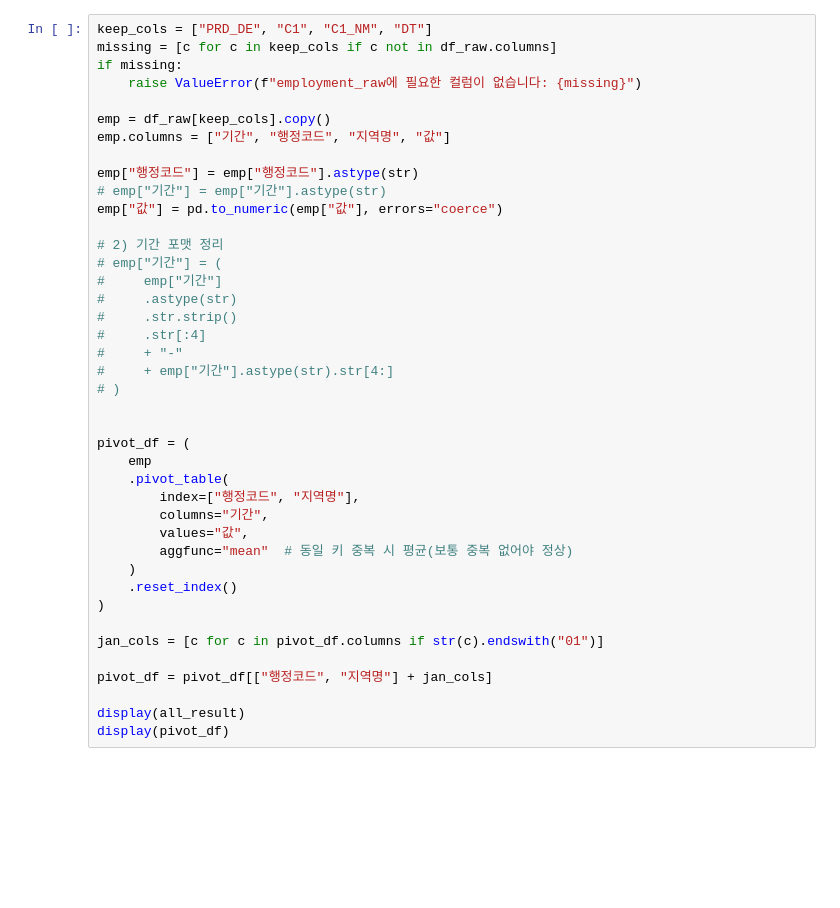
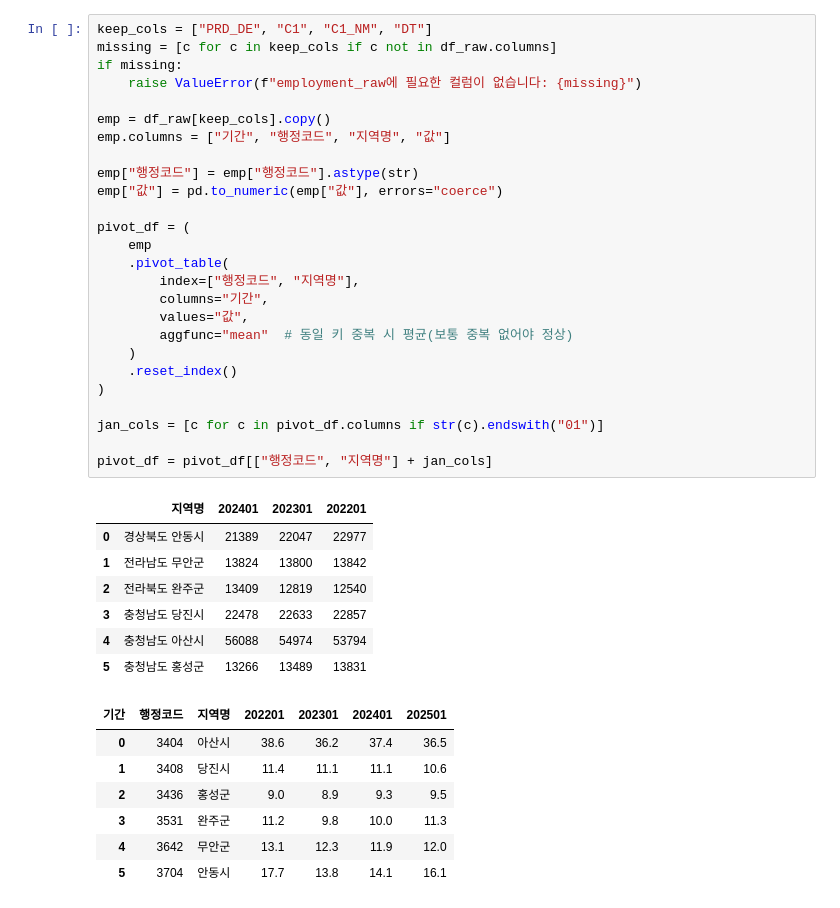
Before and after one commit to PotenupAI3/data_analysis_project, a Jupyter notebook: notebook/민채영/0104_지방별_경제_활동_청년_인구.ipynb, the cells around one changed output. Cells and saved outputs as stored; diff of their text form; blank space fills up the shorter version.

```diff
--- a/notebook/민채영/0104_지방별_경제_활동_청년_인구.ipynb
+++ b/notebook/민채영/0104_지방별_경제_활동_청년_인구.ipynb
@@ -346,44 +182,44 @@ df_raw
 # %%
 keep_cols = ["PRD_DE", "C1", "C1_NM", "DT"]
 missing = [c for c in keep_cols if c not in df_raw.columns]
 if missing:
     raise ValueError(f"employment_raw에 필요한 컬럼이 없습니다: {missing}")
 
 emp = df_raw[keep_cols].copy()
 emp.columns = ["기간", "행정코드", "지역명", "값"]
 
 emp["행정코드"] = emp["행정코드"].astype(str)
-# emp["기간"] = emp["기간"].astype(str)
 emp["값"] = pd.to_numeric(emp["값"], errors="coerce")
-
-# 2) 기간 포맷 정리
-# emp["기간"] = (
-#     emp["기간"]
-#     .astype(str)
-#     .str.strip()
-#     .str[:4]
-#     + "-"
-#     + emp["기간"].astype(str).str[4:]
-# )
-
 
 pivot_df = (
     emp
     .pivot_table(
         index=["행정코드", "지역명"],
         columns="기간",
         values="값",
         aggfunc="mean"  # 동일 키 중복 시 평균(보통 중복 없어야 정상)
     )
     .reset_index()
 )
 
 jan_cols = [c for c in pivot_df.columns if str(c).endswith("01")]
 
 pivot_df = pivot_df[["행정코드", "지역명"] + jan_cols]
-
-display(all_result)
-display(pivot_df)
+# %% [output]
+|  | 지역명 | 202401 | 202301 | 202201 |
+| 0 | 경상북도 안동시 | 21389 | 22047 | 22977 |
+| 1 | 전라남도 무안군 | 13824 | 13800 | 13842 |
+| 2 | 전라북도 완주군 | 13409 | 12819 | 12540 |
+| 3 | 충청남도 당진시 | 22478 | 22633 | 22857 |
+| 4 | 충청남도 아산시 | 56088 | 54974 | 53794 |
+| 5 | 충청남도 홍성군 | 13266 | 13489 | 13831 |
+| 기간 | 행정코드 | 지역명 | 202201 | 202301 | 202401 | 202501 |
+| 0 | 3404 | 아산시 | 38.6 | 36.2 | 37.4 | 36.5 |
+| 1 | 3408 | 당진시 | 11.4 | 11.1 | 11.1 | 10.6 |
+| 2 | 3436 | 홍성군 | 9.0 | 8.9 | 9.3 | 9.5 |
+| 3 | 3531 | 완주군 | 11.2 | 9.8 | 10.0 | 11.3 |
+| 4 | 3642 | 무안군 | 13.1 | 12.3 | 11.9 | 12.0 |
+| 5 | 3704 | 안동시 | 17.7 | 13.8 | 14.1 | 16.1 |
 # %%
 # 1) all_result에 "시군구" 컬럼 만들기 (마지막 단어)
 all_tmp = all_result.copy()
```
Also changed, not shown: parts of 15 cells of this notebook, 1 other file.
